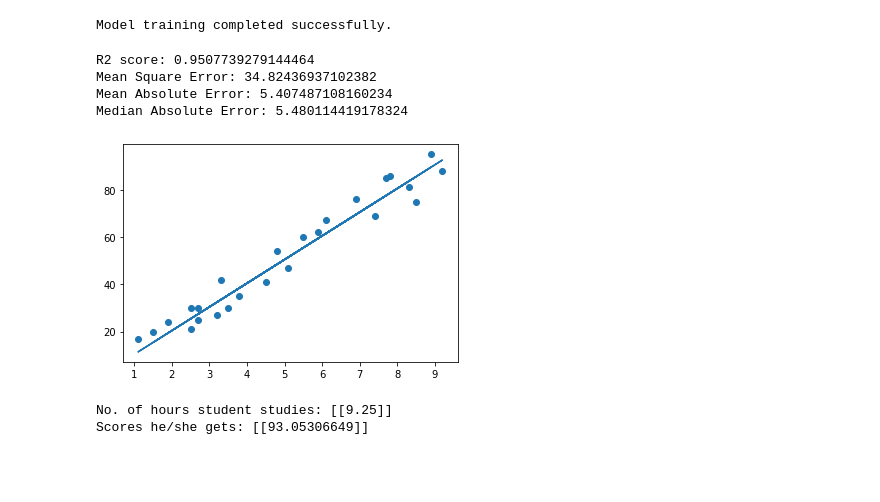
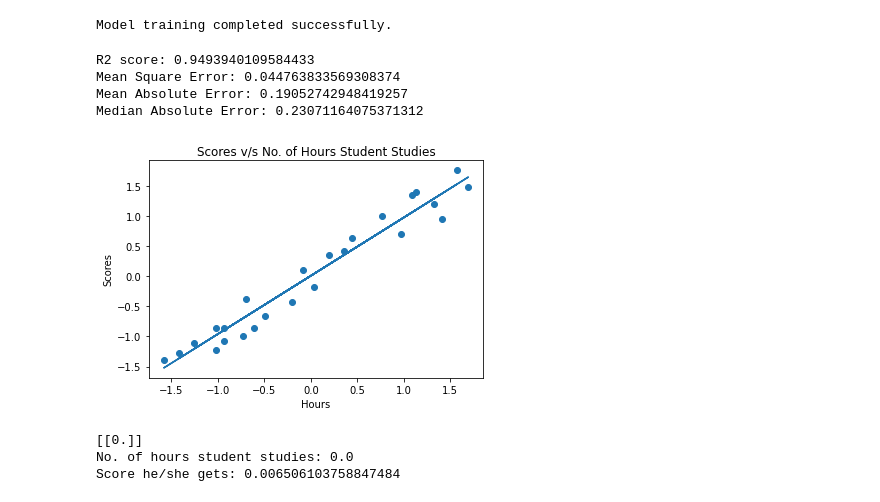
Before and after one commit to rudri182/predicting-scores-using-linear-regression, a Jupyter notebook: percentages.ipynb, the cells around one changed output. Saved outputs shown, nothing was run; the diff lists cells and outputs as text; code cells hidden in the pictures; blank space fills up the shorter version.

```diff
--- a/percentages.ipynb
+++ b/percentages.ipynb
@@ -75,0 +80,7 @@ From the above graph, it is seen that as hours increase, the scores also increas
+# %%
+# scaling the data using StandardScaler
+scaler = StandardScaler()
+df = pd.DataFrame(scaler.fit_transform(df))
+# %%
+df.rename(columns={0:'Hours', 1:'Scores'}, inplace=True)
+df.head()
@@ -114,27 +132,32 @@ print("Mean Square Error:" ,sm.mean_squared_error(y_test, pred))
 print("Mean Absolute Error:" ,sm.mean_absolute_error(y_test, pred))
 print("Median Absolute Error:", sm.median_absolute_error(y_test, pred))
 # %% [output]
-R2 score: 0.9507739279144464
-Mean Square Error: 34.82436937102382
-Mean Absolute Error: 5.407487108160234
-Median Absolute Error: 5.480114419178324
+R2 score: 0.9493940109584433
+Mean Square Error: 0.044763833569308374
+Mean Absolute Error: 0.19052742948419257
+Median Absolute Error: 0.23071164075371312
 # %%
 # Plotting the regression line
 line = lr.coef_*X + lr.intercept_
 
 # Plotting for the test data
+plt.xlabel('Hours')
+plt.ylabel('Scores')
+plt.title('Scores v/s No. of Hours Student Studies')
 plt.scatter(X, y)
 plt.plot(X, line);
 plt.show()
 # %% [output]
-[figure, old version]
+[figure, new version]
 # %%
 # prediction for a student studying 9.25 hours per day
 hour = np.array(9.25).reshape(-1,1)
+hour = scaler.fit_transform(hour)
 pred_score = lr.predict(hour)
 
-print("No. of hours student studies: {}".format(hour))
-print("Scores he/she gets: {}".format(pred_score))
+print("No. of hours student studies: {}".format(hour[0][0]))
+print("Score he/she gets: {}".format(pred_score[0][0]))
 # %% [output]
-No. of hours student studies: [[9.25]]
-Scores he/she gets: [[93.05306649]]
+[[0.]]
+No. of hours student studies: 0.0
+Score he/she gets: 0.006506103758847484
```
Also changed, not shown: parts of 4 cells of this notebook.
